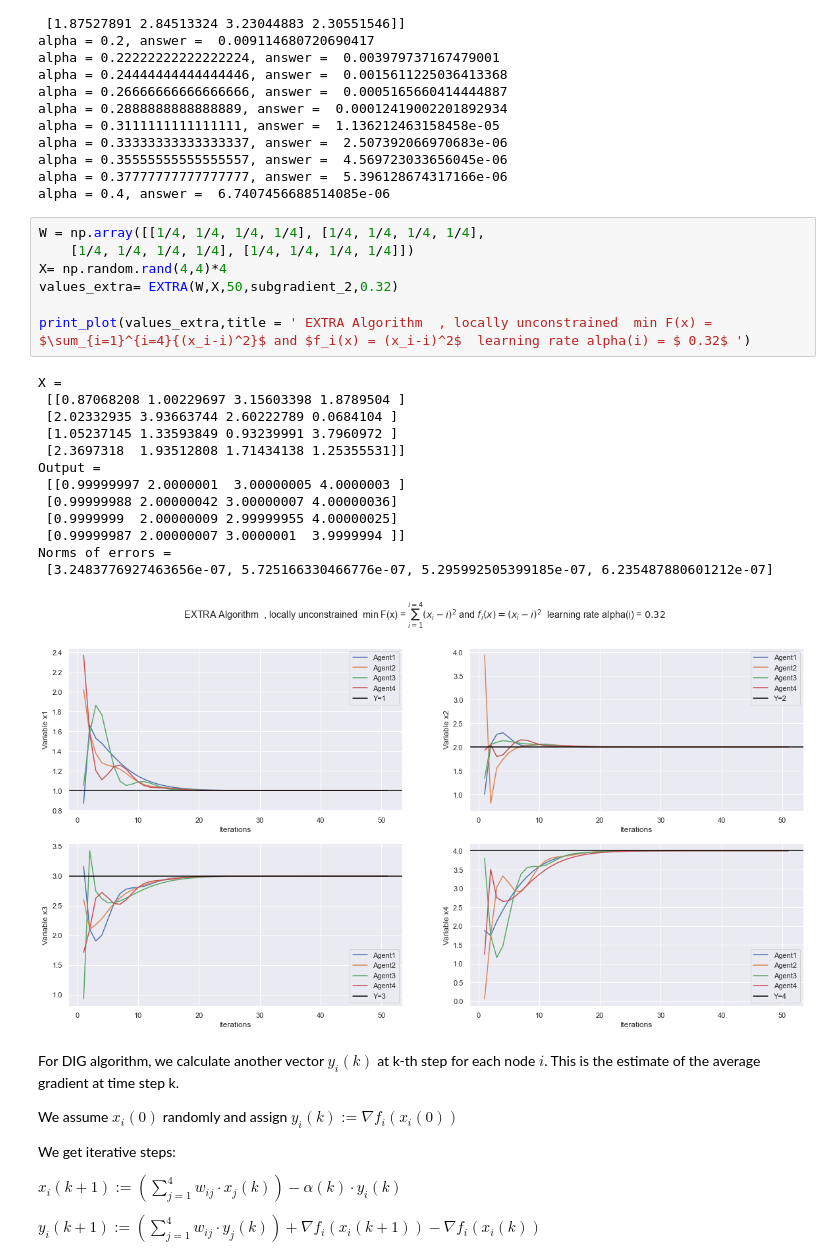
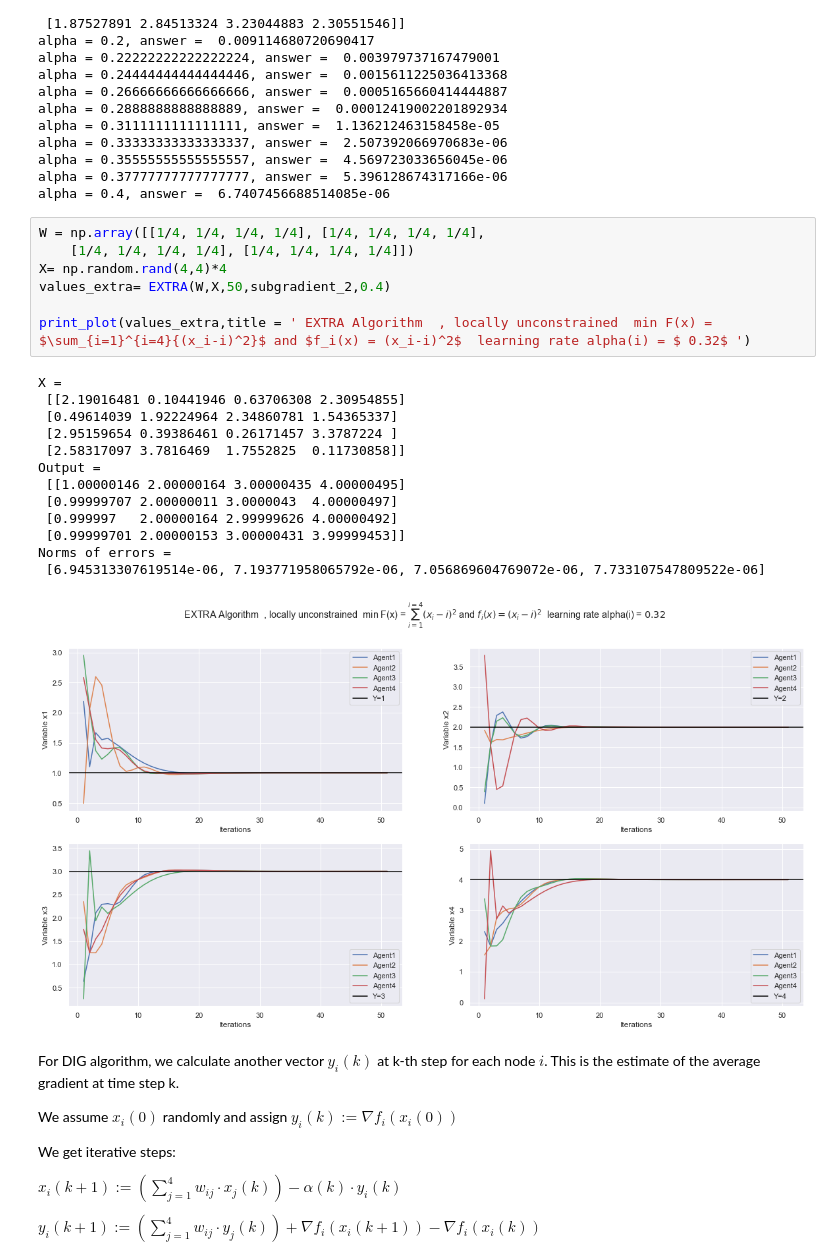
Before and after one commit to salujajaskeerat/federated-learning, a Jupyter notebook: Experiments/distributed learning/Iterative_Algorithms_Discrete.ipynb, the cells around one changed output. Drawn from its saved outputs; the diff is of its cells as text.

Commit message:
Blogs Completed - DIG, EXTRA. Modified - DGD

```diff
--- a/Experiments/distributed learning/Iterative_Algorithms_Discrete.ipynb
+++ b/Experiments/distributed learning/Iterative_Algorithms_Discrete.ipynb
@@ -248,24 +248,24 @@ alpha = 0.4, answer =  6.7407456688514085e-06
 # %%
 W = np.array([[1/4, 1/4, 1/4, 1/4], [1/4, 1/4, 1/4, 1/4],
     [1/4, 1/4, 1/4, 1/4], [1/4, 1/4, 1/4, 1/4]])
 X= np.random.rand(4,4)*4
-values_extra= EXTRA(W,X,50,subgradient_2,0.32)
+values_extra= EXTRA(W,X,50,subgradient_2,0.4)
 
 print_plot(values_extra,title = ' EXTRA Algorithm  , locally unconstrained  min F(x) = $\sum_{i=1}^{i=4}{(x_i-i)^2}$ and $f_i(x) = (x_i-i)^2$  learning rate alpha(i) = $ 0.32$ ')
 # %% [output]
 X =
- [[0.87068208 1.00229697 3.15603398 1.8789504 ]
- [2.02332935 3.93663744 2.60222789 0.0684104 ]
- [1.05237145 1.33593849 0.93239991 3.7960972 ]
- [2.3697318  1.93512808 1.71434138 1.25355531]]
+ [[2.19016481 0.10441946 0.63706308 2.30954855]
+ [0.49614039 1.92224964 2.34860781 1.54365337]
+ [2.95159654 0.39386461 0.26171457 3.3787224 ]
+ [2.58317097 3.7816469  1.7552825  0.11730858]]
 Output =
- [[0.99999997 2.0000001  3.00000005 4.0000003 ]
- [0.99999988 2.00000042 3.00000007 4.00000036]
- [0.9999999  2.00000009 2.99999955 4.00000025]
- [0.99999987 2.00000007 3.0000001  3.9999994 ]]
+ [[1.00000146 2.00000164 3.00000435 4.00000495]
+ [0.99999707 2.00000011 3.0000043  4.00000497]
+ [0.999997   2.00000164 2.99999626 4.00000492]
+ [0.99999701 2.00000153 3.00000431 3.99999453]]
 Norms of errors =
- [3.2483776927463656e-07, 5.725166330466776e-07, 5.295992505399185e-07, 6.235487880601212e-07]
+ [6.945313307619514e-06, 7.193771958065792e-06, 7.056869604769072e-06, 7.733107547809522e-06]
-[figure, old version]
+[figure, new version]
 # %% [markdown]
 For DIG algorithm, we calculate another vector $y_i(k)$ at k-th step for each node $i$. This is the estimate of the average gradient at time step k.
 
```
Also changed, not shown: 3 other files.
